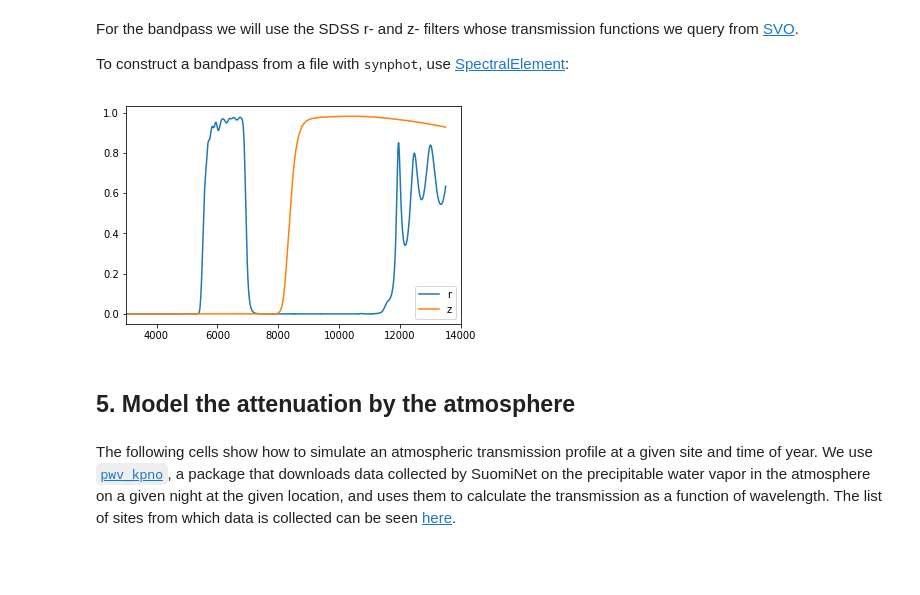
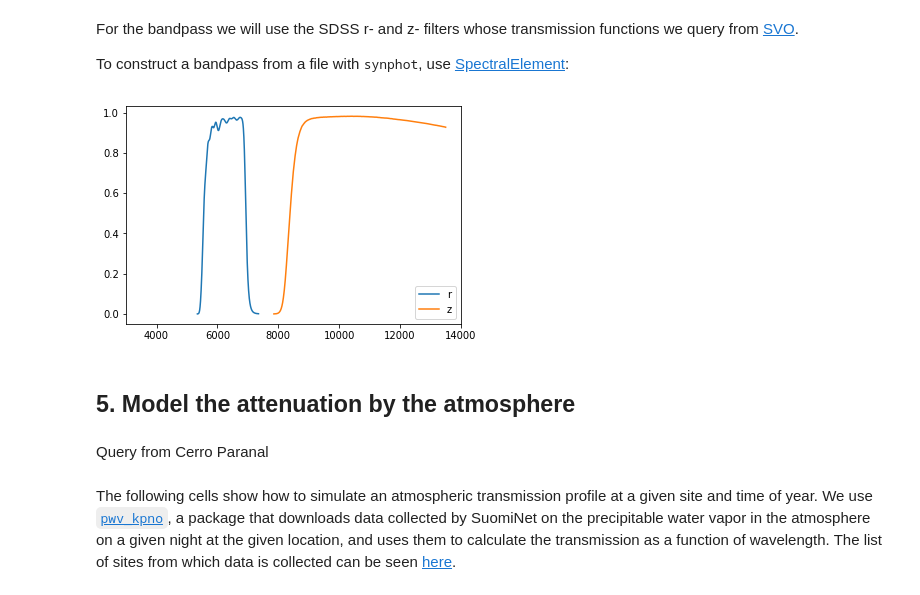
Before and after one commit to tcjansen/GSoC, a Jupyter notebook: observing_examples.ipynb, the cells around one changed output. Cells and saved outputs as stored; diff of their text form; code cells hidden in the pictures; blank space fills up the shorter version.

```diff
--- a/observing_examples.ipynb
+++ b/observing_examples.ipynb
@@ -141,20 +142,23 @@ For the bandpass we will use the SDSS r- and z- filters whose transmission funct
 <p>To construct a bandpass from a file with <tt>synphot</tt>, use <a href="https://synphot.readthedocs.io/en/latest/api/synphot.spectrum.SpectralElement.html#synphot.spectrum">SpectralElement</a>:</p>
 # %%
 sdss = ['r', 'z']  # only want r- and z-bands for now
-apo_sdss_link = 'http://filters.apo.nmsu.edu/data/SDSS/'
+svo_sdss_link = 'http://svo2.cab.inta-csic.es/theory/fps' + \
+                 '/getdata.php?format=ascii&id=SLOAN/SDSS.'
 
 bandpasses = {}
 for band in sdss:
-    local_path = download_file(apo_sdss_link + band + '.dat')
+    local_path = download_file(svo_sdss_link + band + 'prime_filter')
     bp = SpectralElement.from_file(local_path)
     bandpasses[band] = bp
 
     plt.plot(bp.waveset, bp(bp.waveset), label=band)
 plt.legend(loc='lower right')
 plt.xlim(3000, 14000)
 plt.show()
 # %% [output]
-[figure, old version]
+[figure, new version]
 # %% [markdown]
 <a id="atmosphere"></a>
 ## 5. Model the attenuation by the atmosphere
+# %% [markdown]
+Query from Cerro Paranal
```
Also changed, not shown: parts of 23 cells of this notebook.
